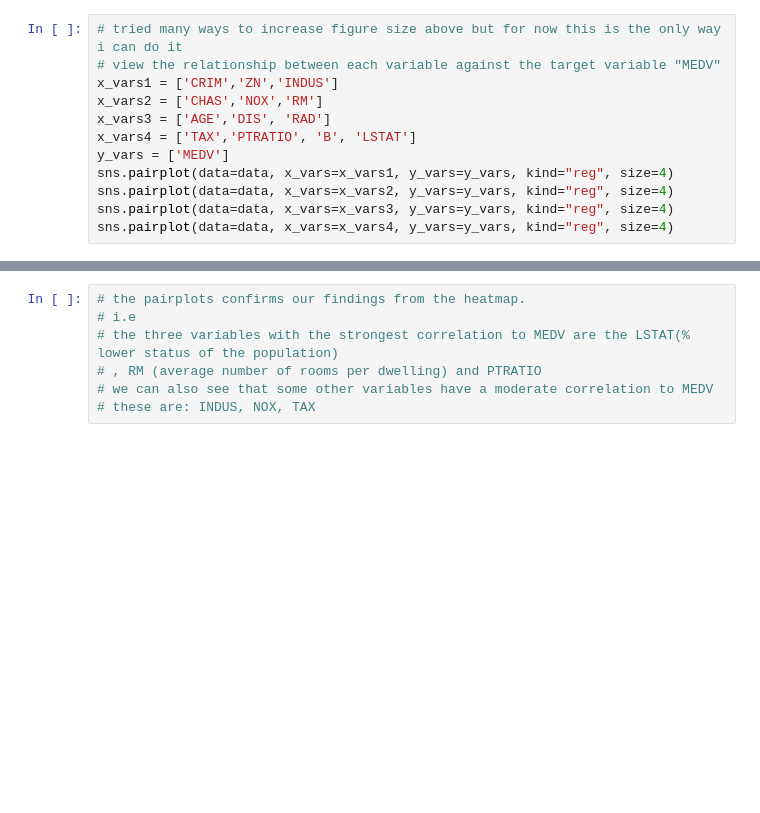
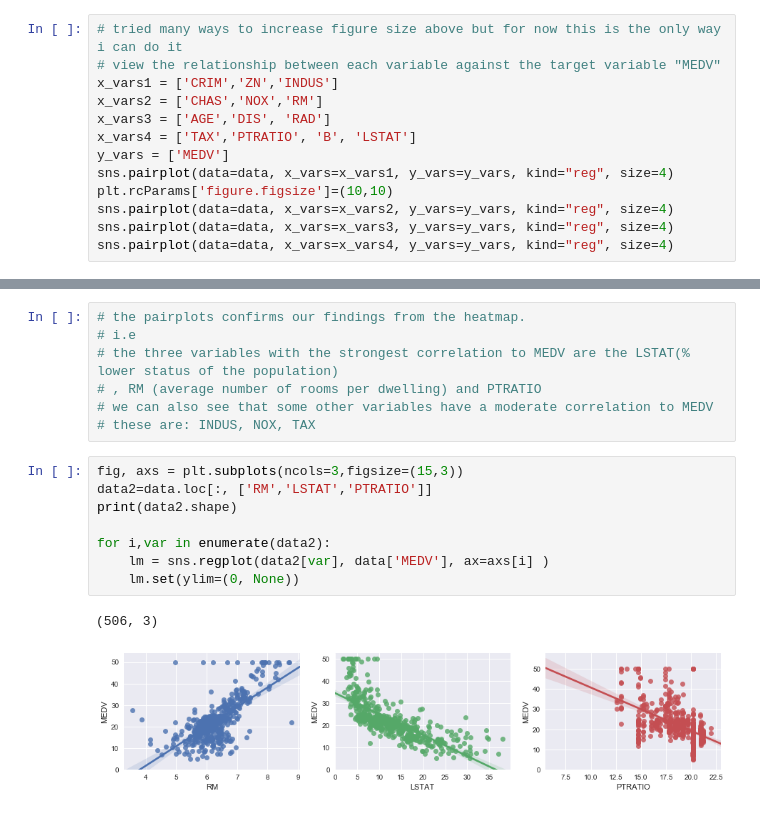
Before and after one commit to ZacOPunky/CE9010_2018, a Jupyter notebook: Boston_Jazlyn.ipynb, the cells around one changed output, grey strips where cells are left out. Drawn from its saved outputs; the diff is of its cells as text; blank space fills up the shorter version.

```diff
--- a/Boston_Jazlyn.ipynb
+++ b/Boston_Jazlyn.ipynb
@@ -109,6 +109,7 @@ x_vars3 = ['AGE','DIS', 'RAD']
 x_vars4 = ['TAX','PTRATIO', 'B', 'LSTAT']
 y_vars = ['MEDV']
 sns.pairplot(data=data, x_vars=x_vars1, y_vars=y_vars, kind="reg", size=4)
+plt.rcParams['figure.figsize']=(10,10)
 sns.pairplot(data=data, x_vars=x_vars2, y_vars=y_vars, kind="reg", size=4)
 sns.pairplot(data=data, x_vars=x_vars3, y_vars=y_vars, kind="reg", size=4)
 sns.pairplot(data=data, x_vars=x_vars4, y_vars=y_vars, kind="reg", size=4)
@@ -125,3 +126,14 @@ sns.pairplot(data=data, x_vars=x_vars4, y_vars=y_vars, kind="reg", size=4)
 # , RM (average number of rooms per dwelling) and PTRATIO
 # we can also see that some other variables have a moderate correlation to MEDV
 # these are: INDUS, NOX, TAX
+# %%
+fig, axs = plt.subplots(ncols=3,figsize=(15,3))
+data2=data.loc[:, ['RM','LSTAT','PTRATIO']]
+print(data2.shape)
+
+for i,var in enumerate(data2):
+    lm = sns.regplot(data2[var], data['MEDV'], ax=axs[i] )
+    lm.set(ylim=(0, None))
+# %% [output]
+(506, 3)
+[figure, added]
```
Also changed, not shown: parts of 5 cells of this notebook.
